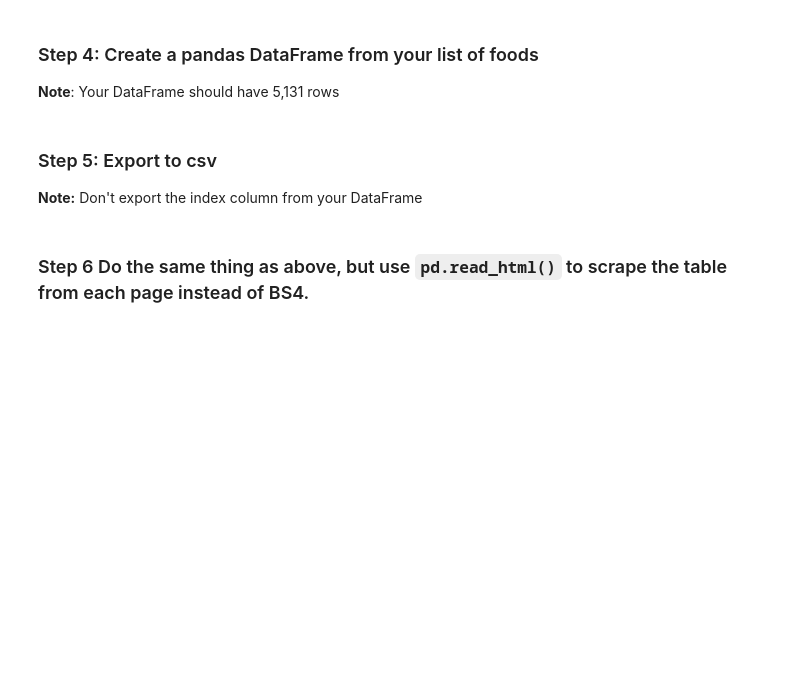
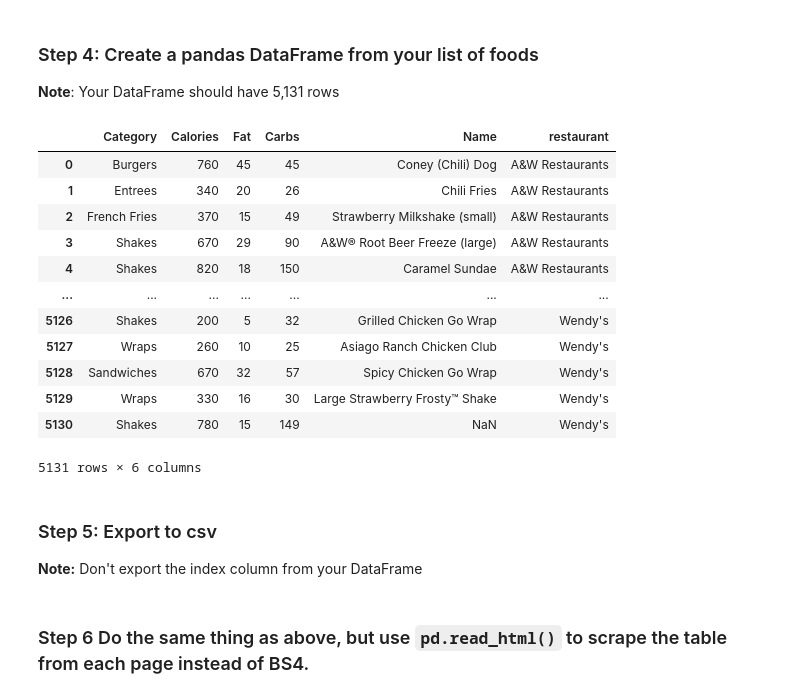
Before and after one commit to viviloaf/general-assembly, a Jupyter notebook: labs/5.01-lab-webscraping-master/starter-code.ipynb, the cells around one changed output. Cells and saved outputs as stored; diff of their text form; code cells hidden in the pictures; blank space fills up the shorter version.

```diff
--- a/labs/5.01-lab-webscraping-master/starter-code.ipynb
+++ b/labs/5.01-lab-webscraping-master/starter-code.ipynb
@@ -44,4 +201,40 @@ foods = [
+# %%
+def food_dict(url):
+    '''
+    This is a scraper built for this website: https://pages.git.generalassemb.ly/rldaggie/for-scraping/
+    '''
+    # set up output object
+    food_output = []
+
+    # get list of html soup objects
+    foods_html = [BeautifulSoup(requests.get(i, timeout=5).content, 'lxml') for i in [url+a['href'] for a in soup.find_all('a', href=True)]]
+
+    # for each item in list of html soup objects
+    for j in range(len(foods_html)):
+            # dict name multiplier dependent on length of each document
+            multiplier = (len([i.text for i in foods_html[j].find_all('td')]) + 1 )/ 5
+            multiplier = int(multiplier)
+
+            # zip together a repeated list of names with an assosciated value
+            foods = list(zip([i.text for i in foods_html[j].find_all('th')] * multiplier, [i.text for i in foods_html[j].find_all('td')]))
+
+            #divide into blocks of 5 to match pre defined data range for calories, fat, carbs, categeory, name
+            foods = [dict(foods[i:i+5]) for i in range(1,len(foods),5)]
+
+            if j < 1:
+                pass
+            else:
+                # run dictionary update to update each entry with a resturant and value from html soup object k
+                [i.update([('restaurant',str(foods_html[j].find('h3').text.replace('\n','')))]) for i in foods];
+
+            food_output.append(foods)
+
+    # ignore the first entry because they don't have important information
+    return food_output[1:]
 # %% [markdown]
 ### Step 4: Create a pandas DataFrame from your list of foods
 
 **Note**: Your DataFrame should have 5,131 rows
+# %%
+url = 'https://pages.git.generalassemb.ly/rldaggie/for-scraping/'
+foods = food_dict(url)
@@ -47,0 +243,20 @@ foods = [
+# %%
+df_foods = pd.concat([pd.DataFrame(i) for i in foods])
+# %%
+df_foods = df_foods.reset_index(drop=True)
+# %%
+df_foods
+# %% [output]
+|  | Category | Calories | Fat | Carbs | Name | restaurant |
+| 0 | Burgers | 760 | 45 | 45 | Coney (Chili) Dog | A&W Restaurants |
+| 1 | Entrees | 340 | 20 | 26 | Chili Fries | A&W Restaurants |
+| 2 | French Fries | 370 | 15 | 49 | Strawberry Milkshake (small) | A&W Restaurants |
+| 3 | Shakes | 670 | 29 | 90 | A&W® Root Beer Freeze (large) | A&W Restaurants |
+| 4 | Shakes | 820 | 18 | 150 | Caramel Sundae | A&W Restaurants |
+| ... | ... | ... | ... | ... | ... | ... |
+| 5126 | Shakes | 200 | 5 | 32 | Grilled Chicken Go Wrap | Wendy's |
+| 5127 | Wraps | 260 | 10 | 25 | Asiago Ranch Chicken Club | Wendy's |
+| 5128 | Sandwiches | 670 | 32 | 57 | Spicy Chicken Go Wrap | Wendy's |
+| 5129 | Wraps | 330 | 16 | 30 | Large Strawberry Frosty™ Shake | Wendy's |
+| 5130 | Shakes | 780 | 15 | 149 | NaN | Wendy's |
+5131 rows × 6 columns
```
Also changed, not shown: parts of 47 cells of this notebook.
